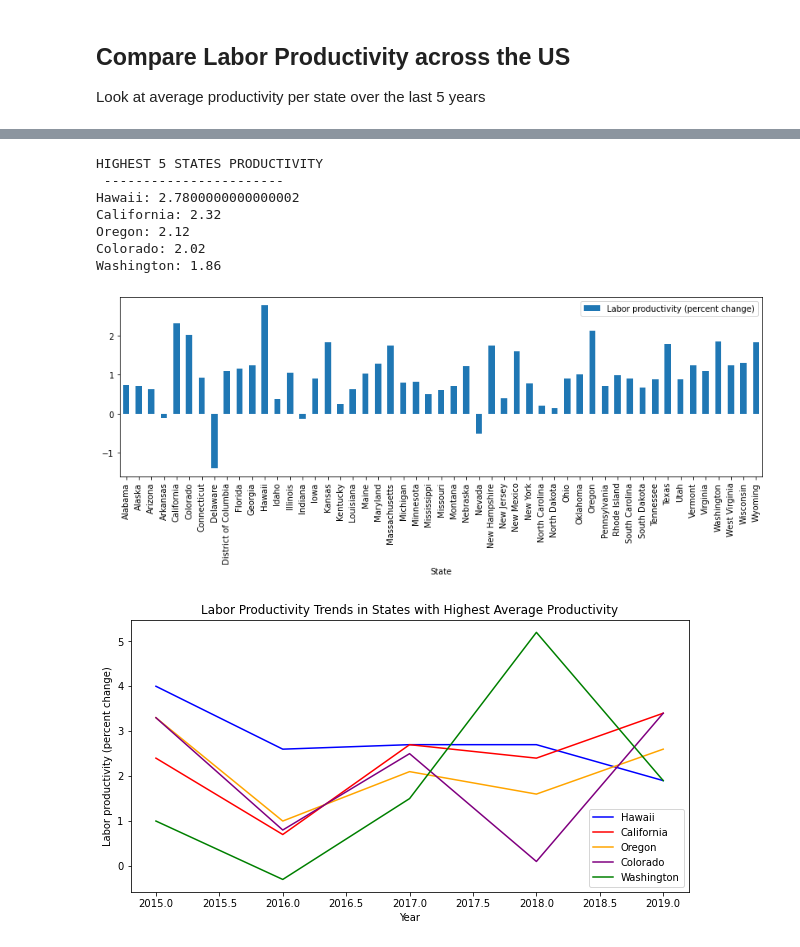
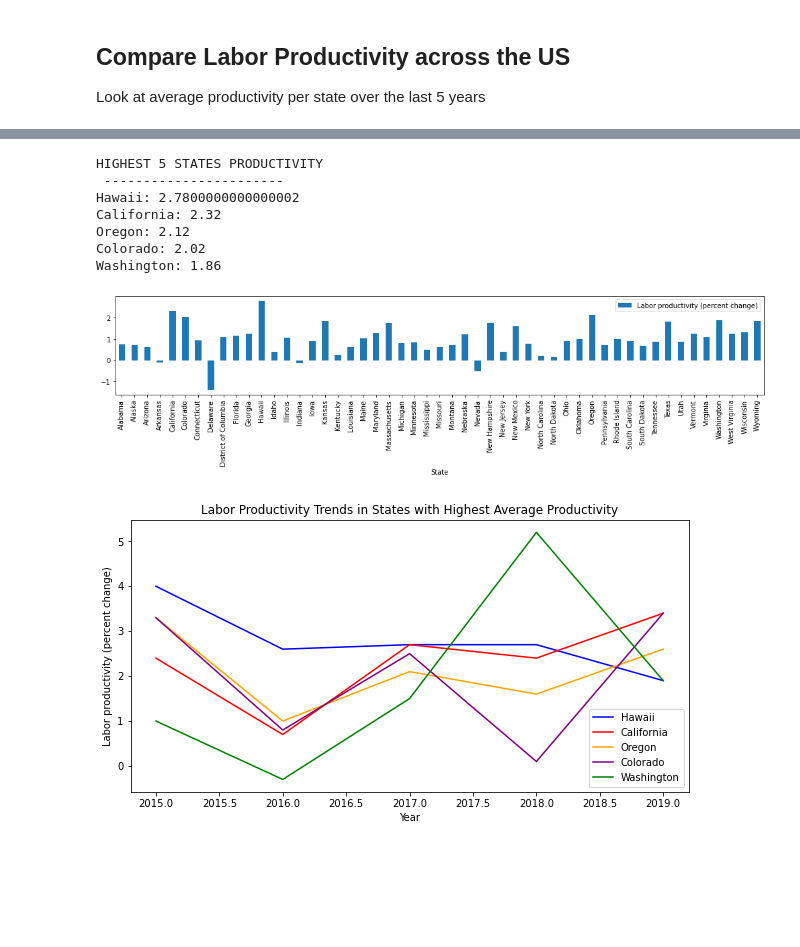
Before and after one commit to Blashford/Next-Factory-ACME, a Jupyter notebook: starter_notebook.ipynb, the cells around one changed output, grey strips where cells are left out. Drawn from its saved outputs; the diff is of its cells as text; code cells hidden in the pictures; blank space fills up the shorter version.

```diff
--- a/starter_notebook.ipynb
+++ b/starter_notebook.ipynb
@@ -124,25 +129,26 @@ plt.show()
 # %%
 # Group by state and get the averages; then plot for comparison
 prod_avg_comp = labor_df.groupby('State').mean()
 prod_avg_comp.plot(kind="bar", y=['Labor productivity (percent change)'], figsize=(14,4))
 # Print out the lowest 3 for visibility
 prod_avg_comp_sorted = prod_avg_comp.sort_values(['Labor productivity (percent change)'], ascending = False)
 highest_prod_comps = prod_avg_comp_sorted.iloc[0:5,:]
 print("HIGHEST 5 STATES PRODUCTIVITY \n -----------------------")
 highlist = []
 for index,row in highest_prod_comps.iterrows():
     print(f"{index}: {row['Labor productivity (percent change)']}")
     highlist.append(index)
+plt.tight_layout()
 plt.savefig('statesProductivitypercentchanges.png')
 # %% [output]
 HIGHEST 5 STATES PRODUCTIVITY
  -----------------------
 Hawaii: 2.7800000000000002
 California: 2.32
 Oregon: 2.12
 Colorado: 2.02
 Washington: 1.86
-[figure, old version]
+[figure, new version]
 # %%
 prod_high_df = labor_df.loc[labor_df['State'].isin(highlist),:]
 years = labor_df['Year'].unique()
```
Also changed, not shown: parts of 3 cells of this notebook, 4 other files.
